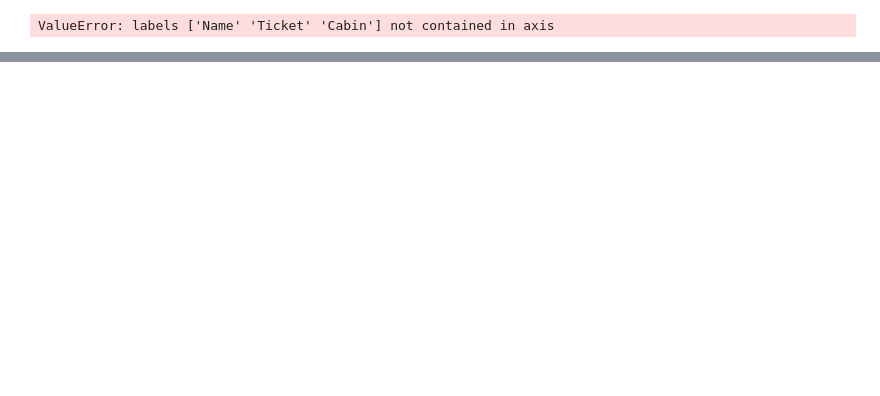
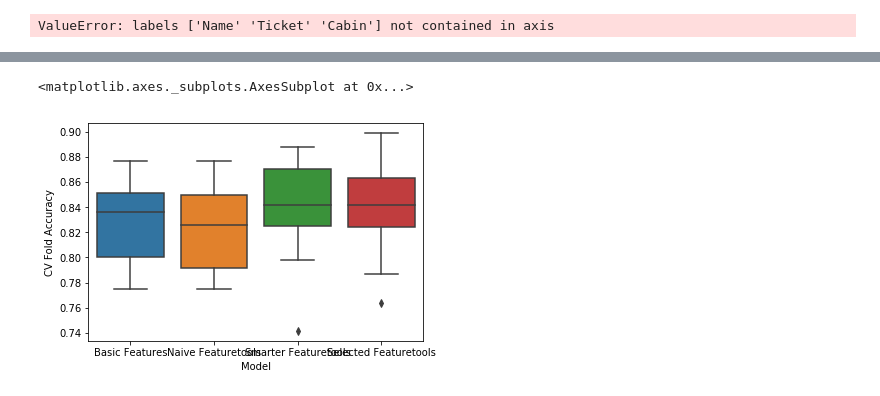
Before and after one commit to lstmemery/automl-talk, a Jupyter notebook: featuretools_demo.ipynb, the cells around one changed output, grey strips where cells are left out. Drawn from its saved outputs; the diff is of its cells as text; code cells hidden in the pictures; blank space fills up the shorter version.

```diff
--- a/featuretools_demo.ipynb
+++ b/featuretools_demo.ipynb
@@ -168,8 +174,8 @@ expanded_ft_cv.mean(), expanded_ft_cv.std()
 # %%
 pipeline = make_pipeline(
     Imputer(strategy='median'),
-    SelectFromModel(ExtraTreesClassifier(), 'median'),
-    XGBClassifier()
+    SelectFromModel(ExtraTreesClassifier(random_state=0, n_estimators=100), 'median'),
+    XGBClassifier(random_state=0)
 )
 
 selected_ft_cv = cross_val_score(pipeline, feature_matrix, train_target, cv=10)
@@ -232,0 +206,13 @@ StackingCVClassifier
+# %%
+from itertools import chain
+df = pd.DataFrame(
+    {"Model": list(chain.from_iterable([[x] * 10 for x in ("Basic Features",
+                                                           "Naive Featuretools",
+                                                           "Smarter Featuretools",
+                                                           "Selected Featuretools")])),
+        "CV Fold Accuracy": np.concatenate([basic_cv, ft_cv, expanded_ft_cv, selected_ft_cv])} )
+# %%
+sns.boxplot("Model", "CV Fold Accuracy", data = df)
+# %% [output]
+<matplotlib.axes._subplots.AxesSubplot at 0x...>
+[figure, added]
```
Also changed, not shown: parts of 20 cells of this notebook.
